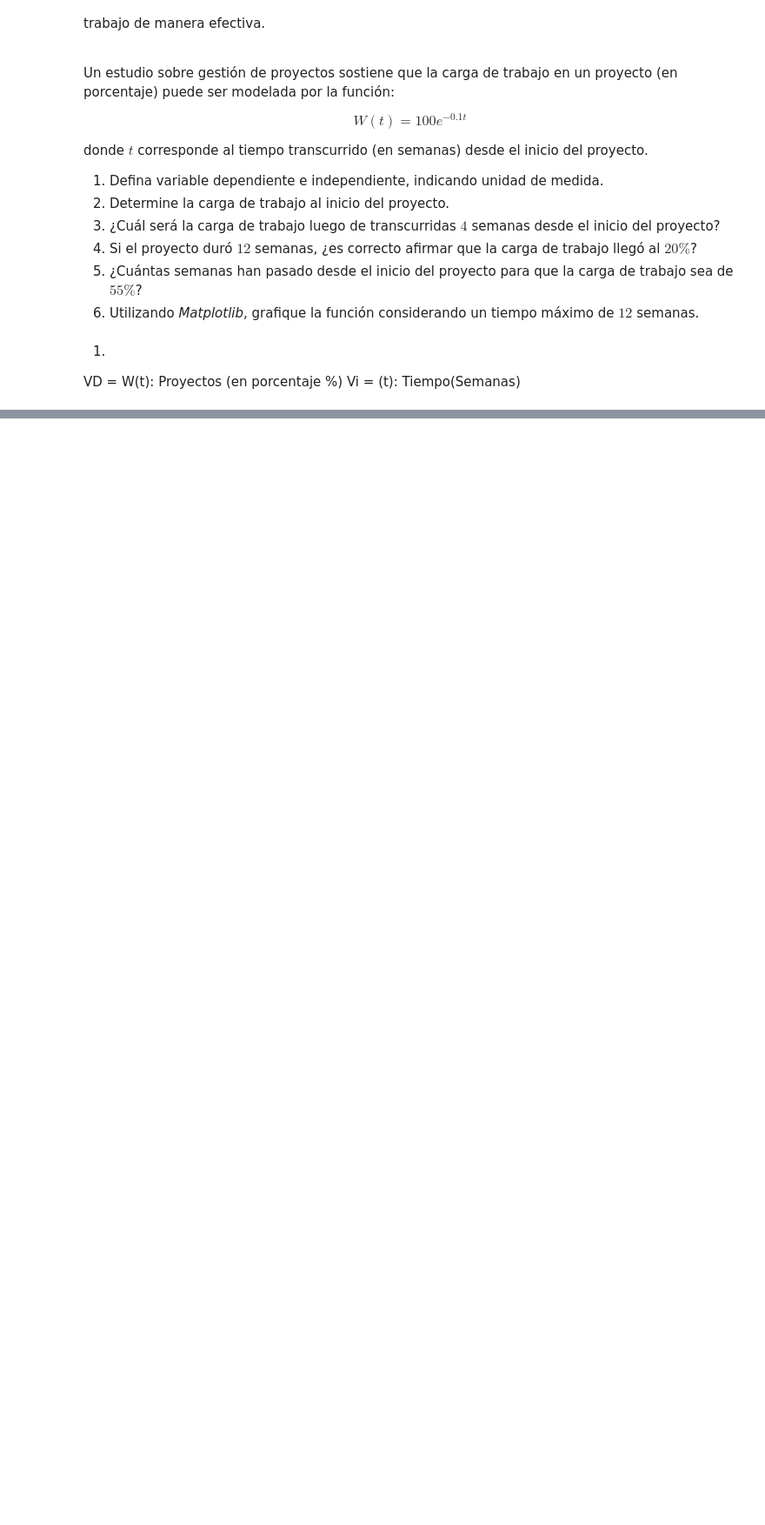
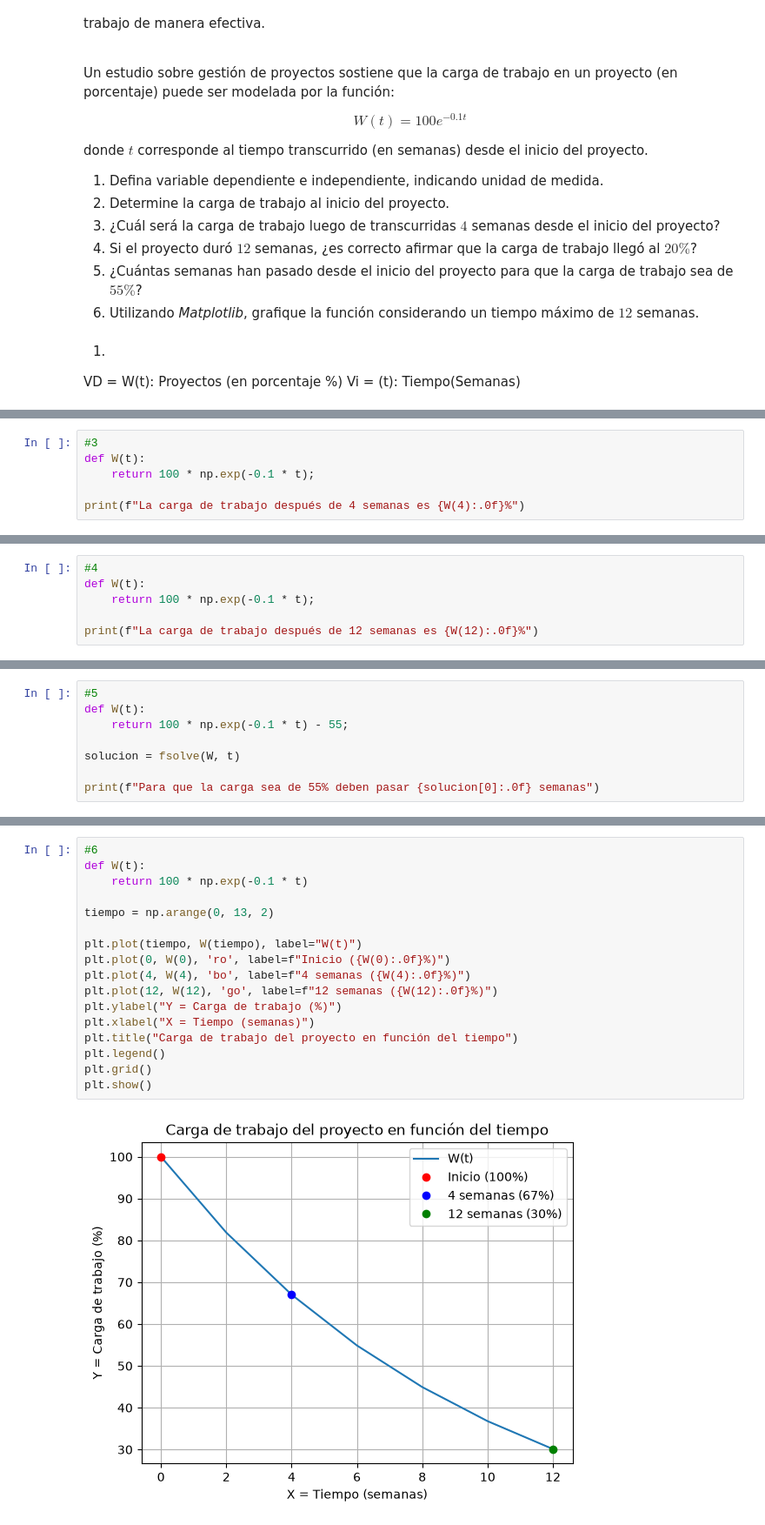
Before and after one commit to AleLagosP/Matematica-Aplicada-con-Python, a Jupyter notebook: Clase 1 - inrtroduccion/G1_Funciones.ipynb, the cells around one changed output, grey strips where cells are left out. Shown at 87% size. Cells and saved outputs as stored; diff of their text form; blank space fills up the shorter version.

```diff
--- a/Clase 1 - inrtroduccion/G1_Funciones.ipynb
+++ b/Clase 1 - inrtroduccion/G1_Funciones.ipynb
@@ -539,0 +540,6 @@ La carga de trabajo es 37 semanas
+# %%
+#3
+def W(t):
+    return 100 * np.exp(-0.1 * t);
+
+print(f"La carga de trabajo después de 4 semanas es {W(4):.0f}%")
@@ -539,0 +548,6 @@ La carga de trabajo es 37 semanas
+# %%
+#4
+def W(t):
+    return 100 * np.exp(-0.1 * t);
+
+print(f"La carga de trabajo después de 12 semanas es {W(12):.0f}%")
@@ -539,0 +556,8 @@ La carga de trabajo es 37 semanas
+# %%
+#5
+def W(t):
+    return 100 * np.exp(-0.1 * t) - 55;
+
+solucion = fsolve(W, t)
+
+print(f"Para que la carga sea de 55% deben pasar {solucion[0]:.0f} semanas")
@@ -539,0 +566,19 @@ La carga de trabajo es 37 semanas
+# %%
+#6
+def W(t):
+    return 100 * np.exp(-0.1 * t)
+
+tiempo = np.arange(0, 13, 2)
+
+plt.plot(tiempo, W(tiempo), label="W(t)")
+plt.plot(0, W(0), 'ro', label=f"Inicio ({W(0):.0f}%)")
+plt.plot(4, W(4), 'bo', label=f"4 semanas ({W(4):.0f}%)")
+plt.plot(12, W(12), 'go', label=f"12 semanas ({W(12):.0f}%)")
+plt.ylabel("Y = Carga de trabajo (%)")
+plt.xlabel("X = Tiempo (semanas)")
+plt.title("Carga de trabajo del proyecto en función del tiempo")
+plt.legend()
+plt.grid()
+plt.show()
+# %% [output]
+[figure, added]
```
Also changed, not shown: parts of 6 cells of this notebook.
